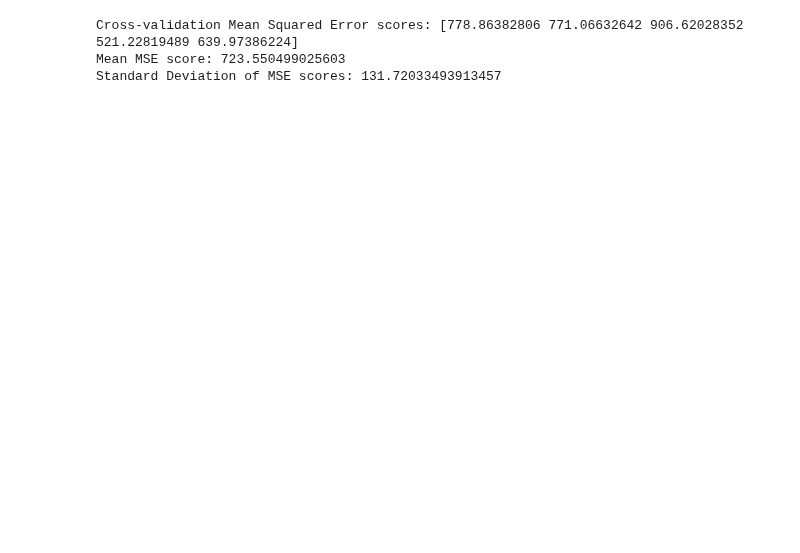
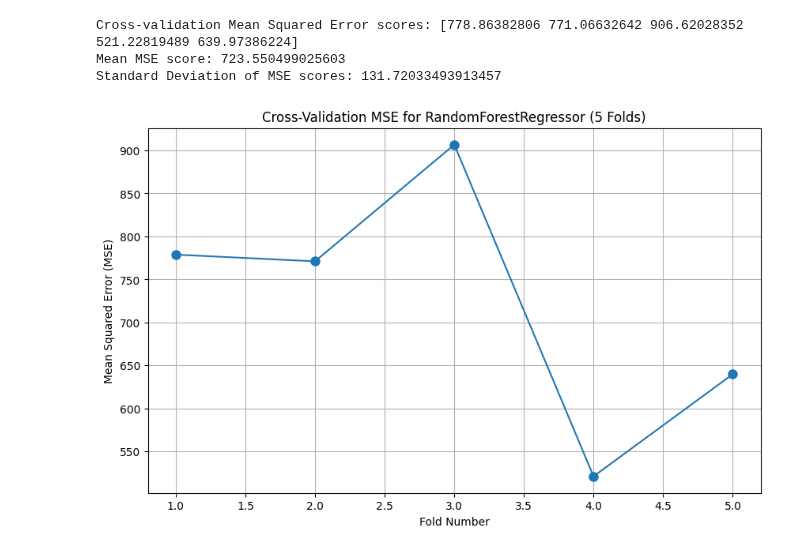
Before and after one commit to sbogde/scikit-regressions-and-confessions, a Jupyter notebook: week3_05_random_forest_work.ipynb, the cells around one changed output. Saved outputs shown, nothing was run; the diff lists cells and outputs as text; code cells hidden in the pictures; blank space fills up the shorter version.

```diff
--- a/week3_05_random_forest_work.ipynb
+++ b/week3_05_random_forest_work.ipynb
@@ -41,3 +42,13 @@ print("Standard Deviation of MSE scores:", cv_std)
 Cross-validation Mean Squared Error scores: [778.86382806 771.06632642 906.62028352 521.22819489 639.97386224]
 Mean MSE score: 723.550499025603
 Standard Deviation of MSE scores: 131.72033493913457
+# %%
+plt.figure(figsize=(10, 6))
+plt.plot(range(1, len(cv_scores) + 1), cv_scores, marker='o', linestyle='-', markersize=8)
+plt.xlabel("Fold Number")
+plt.ylabel("Mean Squared Error (MSE)")
+plt.title("Cross-Validation MSE for RandomForestRegressor (5 Folds)")
+plt.grid(True)
+plt.show()
+# %% [output]
+[figure, added]
```
Also changed, not shown: parts of 2 cells of this notebook.
